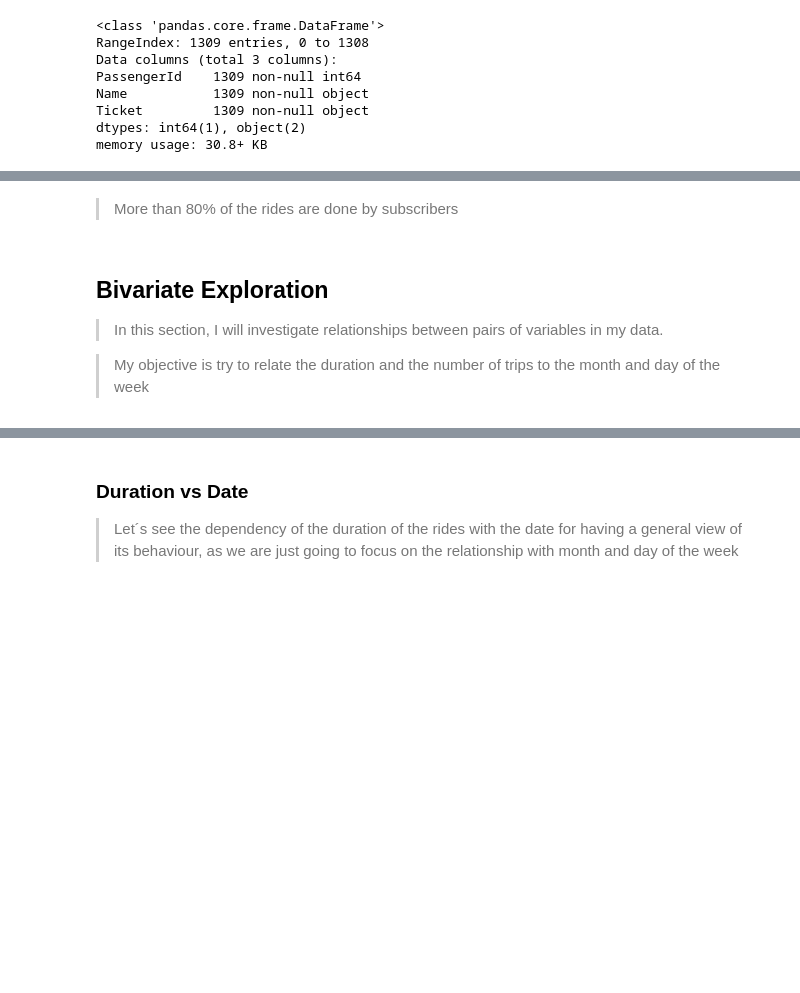
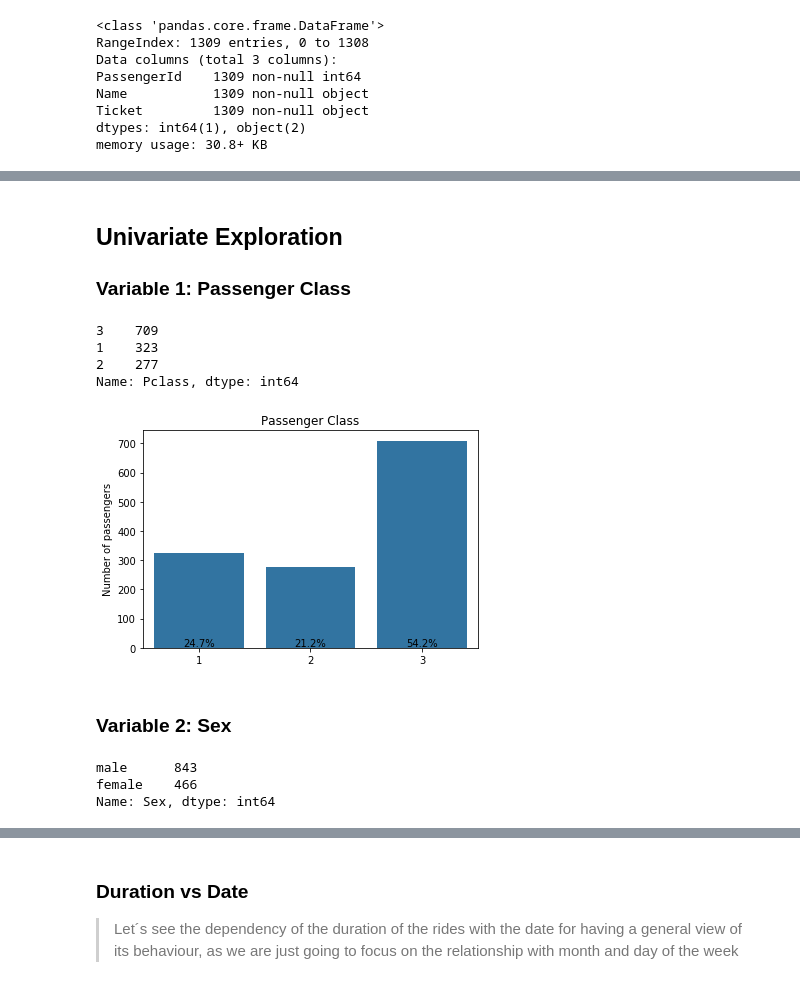
Before and after one commit to canceleiro/Titanic-Disaster, a Jupyter notebook: Titanic_Disaster.ipynb, the cells around one changed output, grey strips where cells are left out. Drawn from its saved outputs; the diff is of its cells as text; code cells hidden in the pictures; blank space fills up the shorter version.

Commit message:
EXPLORATORY DATA ANALYSIS - Completed the EDA for univariate exploration

```diff
--- a/Titanic_Disaster.ipynb
+++ b/Titanic_Disaster.ipynb
@@ -383,6 +402,9 @@ df_tit.head()
 | 2 | 3 | 1.0 | 3 | female | 26.0 | 0 | 0 | 7.9250 | S | Miss |
 | 3 | 4 | 1.0 | 1 | female | 35.0 | 1 | 0 | 53.1000 | S | Mrs |
 | 4 | 5 | 0.0 | 3 | male | 35.0 | 0 | 0 | 8.0500 | S | Mr |
+# %%
+#due to importing issues I´ve to change the datatype of Pclass
+df_tit.Pclass = df_tit.Pclass.astype(str)
 # %%
 df_tit.info()
 # %% [output]
@@ -546,8 +446,49 @@ plt.title('Trips per type of user');
-# %% [markdown]
-> More than 80% of the rides are done by subscribers
-# %% [markdown]
-## Bivariate Exploration
-
-> In this section, I will investigate relationships between pairs of variables in my data.
-
-> My objective is try to relate the duration and the number of trips to the month and day of the week
+# %%
+#creation of a function for plotting the text columns
+def graph_1(title, data, field, rot):
+    # create the plot
+    base_color = sb.color_palette()[0]
+    sb.countplot(data = data, x = field, color = base_color)
+    plt.xlabel('')
+    plt.ylabel('Number of passengers')
+
+
+    # add annotations
+    n_points = data[field].count()
+    cat_counts = data[field].value_counts()
+    locs, labels = plt.xticks() # get the current tick locations and labels
+
+    # loop through each pair of locations and labels
+    for loc, label in zip(locs, labels):
+
+        # get the text property for the label to get the correct count
+        count = cat_counts[label.get_text()]
+        pct_string = '{:0.1f}%'.format(100*count/n_points)
+
+        # print the annotation just below the top of the bar
+        plt.text(loc, 5, pct_string, ha = 'center', color = 'k')
+    plt.xticks(rotation = rot);
+    plt.title(title);
+# %% [markdown]
+## Univariate Exploration
+
+### Variable 1: Passenger Class
+# %%
+df_tit.Pclass.value_counts()
+# %% [output]
+3    709
+1    323
+2    277
+Name: Pclass, dtype: int64
+# %%
+graph_1('Passenger Class', df_tit,'Pclass',0)
+# %% [output]
+[figure, added]
+# %% [markdown]
+### Variable 2: Sex
+# %%
+df_tit.Sex.value_counts()
+# %% [output]
+male      843
+female    466
+Name: Sex, dtype: int64
```
Also changed, not shown: parts of 43 cells of this notebook.
